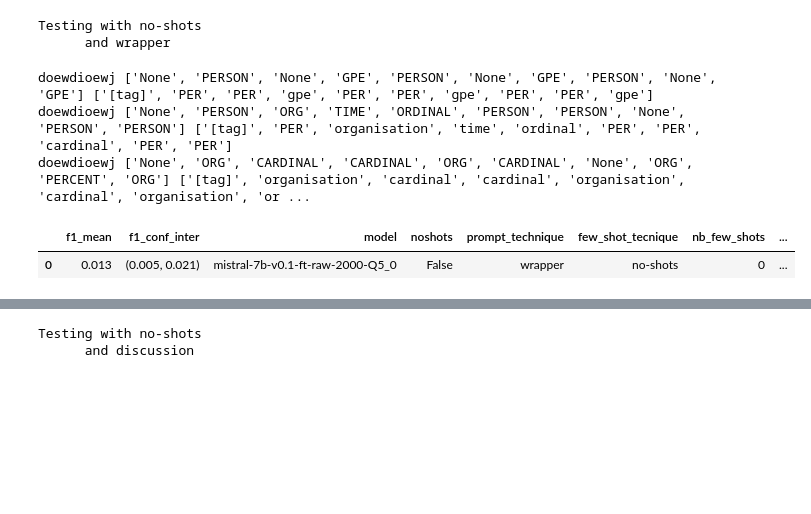
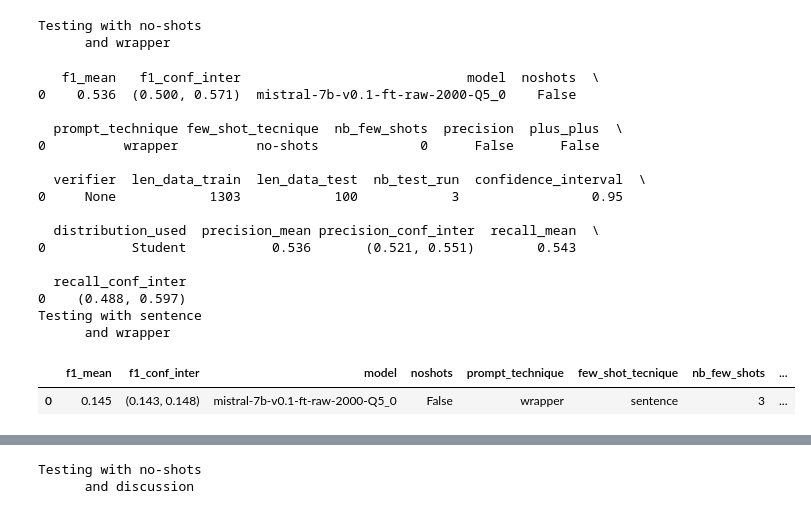
Before and after one commit to MathieuDesponds/Information-extraction-in-official-documents-using-LLMs, a Jupyter notebook: testing_llm_ner.ipynb, the cells around one changed output, grey strips where cells are left out. Cells and saved outputs as stored; diff of their text form; code cells hidden in the pictures; blank space fills up the shorter version.

```diff
--- a/testing_llm_ner.ipynb
+++ b/testing_llm_ner.ipynb
@@ -9,33 +9,43 @@ print(f"Using device: {device} ({device_name})")
 # %%
 ## Impact of few_shots
 from llm.LLMModel import *
 from llm.LlamaLoader import Llama_HF
 from ner.llm_ner.prompt_techniques.pt_abstract import PromptTechnique
 from ner.llm_ner.prompt_techniques.pt_discussion import PT_OutputList
 from ner.llm_ner.prompt_techniques.pt_gpt_ner import PT_GPT_NER
 from ner.llm_ner.prompt_techniques.pt_wrapper import PT_Wrapper
 from ner.llm_ner.prompt_techniques.pt_multi_pt import PT_2Time_Tagger
 from ner.llm_ner.few_shots_techniques import *
 from ner.llm_ner.prompts import *
 %reload_ext autoreload
 %autoreload 2
 
-plus_plus = True
+plus_plus = False
 
 pt = PT_Wrapper
 model = MistralAI(llm_loader=Llama_HF, lora_path="llm/models/mistral-7b-v0.1/wrapper-raw/finetuned-2000")
 results, results_df = model.classical_test_ontonote5(pts = [pt],fsts = [FST_NoShots], prompt_template= prompt_raw,  nb_few_shots=[0] ,nb_run_by_test=3, plus_plus= plus_plus, save=False)
 print(results_df)
 results, results_df = model.classical_test_ontonote5(pts = [pt],fsts = [FST_Sentence],  nb_few_shots=[3] ,nb_run_by_test=3, plus_plus= plus_plus)
 results_df
 # %% [output]
 Testing with no-shots
       and wrapper
-doewdioewj ['None', 'PERSON', 'None', 'GPE', 'PERSON', 'None', 'GPE', 'PERSON', 'None', 'GPE'] ['[tag]', 'PER', 'PER', 'gpe', 'PER', 'PER', 'gpe', 'PER', 'PER', 'gpe']
-doewdioewj ['None', 'PERSON', 'ORG', 'TIME', 'ORDINAL', 'PERSON', 'PERSON', 'None', 'PERSON', 'PERSON'] ['[tag]', 'PER', 'organisation', 'time', 'ordinal', 'PER', 'PER', 'cardinal', 'PER', 'PER']
-doewdioewj ['None', 'ORG', 'CARDINAL', 'CARDINAL', 'ORG', 'CARDINAL', 'None', 'ORG', 'PERCENT', 'ORG'] ['[tag]', 'organisation', 'cardinal', 'cardinal', 'organisation', 'cardinal', 'organisation', 'or ...
+   f1_mean   f1_conf_inter                             model  noshots  \
+0    0.536  (0.500, 0.571)  mistral-7b-v0.1-ft-raw-2000-Q5_0    False
+
+  prompt_technique few_shot_tecnique  nb_few_shots  precision  plus_plus  \
+0          wrapper          no-shots             0      False      False
+
+  verifier  len_data_train  len_data_test  nb_test_run  confidence_interval  \
+0     None            1303            100            3                 0.95
+
+  distribution_used  precision_mean precision_conf_inter  recall_mean  \
+0           Student           0.536       (0.521, 0.551)        0.543
+
+  recall_conf_inter
+0    (0.488, 0.597)
+Testing with sentence
+      and wrapper
+|  | f1_mean | f1_conf_inter | model | noshots | prompt_technique | few_shot_tecnique | nb_few_shots | ... |
+| 0 | 0.145 | (0.143, 0.148) | mistral-7b-v0.1-ft-raw-2000-Q5_0 | False | wrapper | sentence | 3 | ... |
-# %%
-results_df
-# %% [output]
-|  | f1_mean | f1_conf_inter | model | noshots | prompt_technique | few_shot_tecnique | nb_few_shots | ... |
-| 0 | 0.013 | (0.005, 0.021) | mistral-7b-v0.1-ft-raw-2000-Q5_0 | False | wrapper | no-shots | 0 | ... |
```
Also changed, not shown: parts of 4 cells of this notebook, 12 other files.
